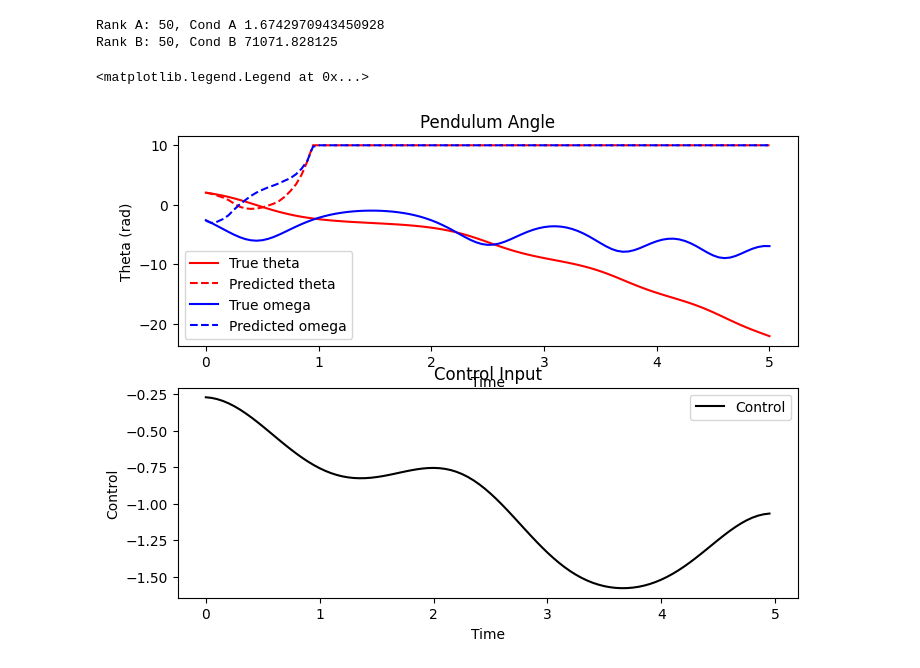
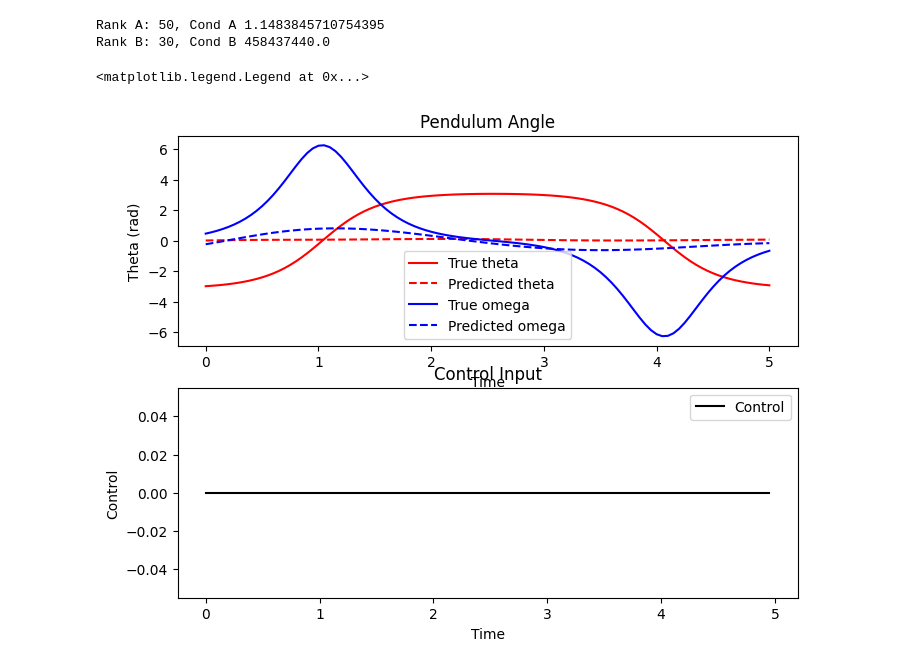
Before and after one commit to micahreich/koopman, a Jupyter notebook: koopman/not_koopman/pendulum_simple_autoencoder.ipynb, the cells around one changed output. Saved outputs shown, nothing was run; the diff lists cells and outputs as text; code cells hidden in the pictures.

```diff
--- a/koopman/not_koopman/pendulum_simple_autoencoder.ipynb
+++ b/koopman/not_koopman/pendulum_simple_autoencoder.ipynb
@@ -36,13 +36,14 @@ pendulum = Pendulum(params)
 
 tf = 5.0
 dt = 0.05
-N = 5_000
+N = 1
 
 theta0 = np.random.uniform(-np.pi, np.pi, (N, 1))
 omega0 = np.random.uniform(-3, 3, (N, 1))
 x0 = np.hstack((theta0, omega0))
 
 U = generate_random_smooth_controls(N, int(tf/dt))
+U = np.zeros_like(U)
 
 ts, xhist, uhist = simulate_batch(
     sys=pendulum,
@@ -52,20 +53,23 @@ ts, xhist, uhist = simulate_batch(
     x0=x0
 )
 
-split = 0.8
-N_train = int(N * split)
-N_eval = N - N_train
+# split = 0.8
+# N_train = int(N * split)
+# N_eval = N - N_train
+
+N_train = 1
 
 xhist_train, uhist_train = xhist[:N_train], uhist[:N_train]
-xhist_eval, uhist_eval = xhist[N_train:], uhist[N_train:]
+# xhist_eval, uhist_eval = xhist[N_train:], uhist[N_train:]
+xhist_eval, uhist_eval = xhist_train, uhist_train
 # %%
 # Prepare training
-traj_per_batch = 5
+traj_per_batch = 1
 
 dataset_train = TensorDataset(torch.tensor(xhist_train, dtype=torch.float32),
                               torch.tensor(uhist_train, dtype=torch.float32))
 dataset_eval = TensorDataset(torch.tensor(xhist_eval, dtype=torch.float32),
-                             torch.tensor(xhist_eval, dtype=torch.float32))
+                             torch.tensor(uhist_eval, dtype=torch.float32))
 
 dataloader_train = DataLoader(dataset_train,
                               batch_size=traj_per_batch,
@@ -230,10 +335,10 @@ AttributeError: 'MSELoss' object has no attribute 'item'
 
 
 with torch.no_grad():
-    idx = np.arange(100)
+    idx = np.arange(4)
 
-    test_xhist = torch.tensor(xhist_eval[idx], dtype=torch.float32).to(device)
-    test_uhist = torch.tensor(uhist_eval[idx], dtype=torch.float32).to(device)
+    test_xhist = torch.tensor(xhist_train[idx], dtype=torch.float32).to(device)
+    test_uhist = torch.tensor(uhist_train[idx], dtype=torch.float32).to(device)
 
     zx = autoenc_x.encode(test_xhist[:, 0, :])
 
@@ -254,29 +359,30 @@ with torch.no_grad():
 print(f"Rank A: {np.linalg.matrix_rank(A_np)}, Cond A {np.linalg.cond(A_np)}")
 print(f"Rank B: {np.linalg.matrix_rank(B_np)}, Cond B {np.linalg.cond(B_np)}")
 # %% [output]
-Rank A: 50, Cond A 1.6742970943450928
-Rank B: 50, Cond B 71071.828125
+Rank A: 50, Cond A 1.1483845710754395
+Rank B: 30, Cond B 458437440.0
 # %%
-i = 1
-test_xhist_plt, test_uhist_plt, test_xhist_pred_plt = test_xhist[1, :],  test_uhist_np[1, :], test_xhist_pred_np[1, :]
+i = 3
+test_xhist_np = test_xhist.cpu().numpy()
+test_xhist_plt, test_uhist_plt, test_xhist_pred_plt = test_xhist_np[i, :],  test_uhist_np[i, :], test_xhist_pred_np[i, :]
 test_xhist_pred_plt = np.clip(test_xhist_pred_plt, -10, 10)
 fig, ax = plt.subplots(2, 1, figsize=(8, 6))
 # ax[0].plot(eval_ts, angle_wrap(eval_xhist[:, 0], "-pi:pi"), color='red', label="True theta")
 # ax[0].plot(eval_ts, angle_wrap(eval_xhist_pred[:, 0], "-pi:pi"), color='red', label="Predicted theta", linestyle='--')
 ax[0].plot(ts, test_xhist_plt[:, 0], color='red', label="True theta")
 ax[0].plot(ts, test_xhist_pred_plt[:, 0], color='red', label="Predicted theta", linestyle='--')
 ax[0].plot(ts, test_xhist_plt[:, 1], color='blue', label="True omega")
 ax[0].plot(ts, test_xhist_pred_plt[:, 1], color='blue', label="Predicted omega", linestyle='--')
 ax[0].set_title("Pendulum Angle")
 ax[0].set_xlabel("Time")
 ax[0].set_ylabel("Theta (rad)")
 ax[0].legend()
 
 ax[1].plot(ts[:-1], test_uhist_plt[:, 0], color='black', label="Control")
 ax[1].set_title("Control Input")
 ax[1].set_xlabel("Time")
 ax[1].set_ylabel("Control")
 ax[1].legend()
 # %% [output]
 <matplotlib.legend.Legend at 0x...>
-[figure, old version]
+[figure, new version]
```
Also changed, not shown: parts of 1 cell of this notebook, 2 other files.
